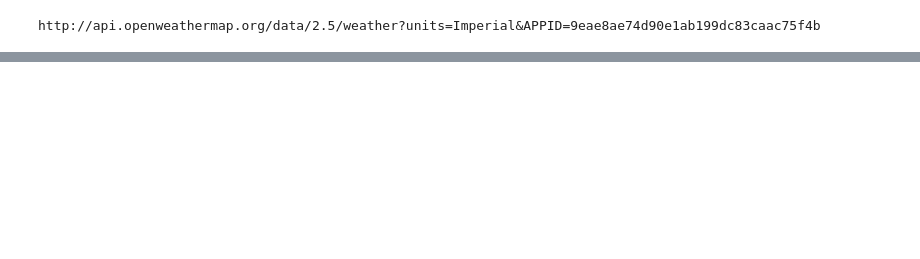
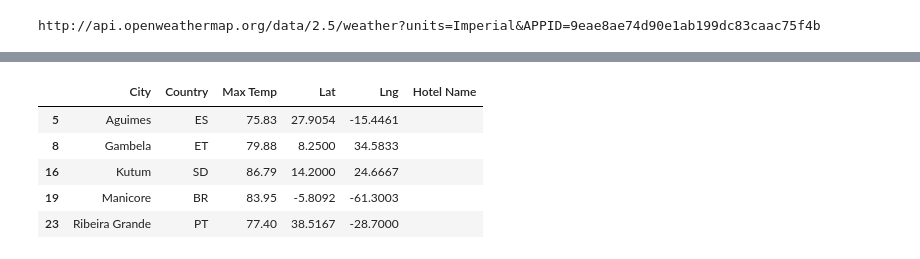
Before and after one commit to ZachOtto704/World_Weather_Analysis, a Jupyter notebook: WeatherPy.ipynb, the cells around one changed output, grey strips where cells are left out. Saved outputs shown, nothing was run; the diff lists cells and outputs as text; code cells hidden in the pictures; blank space fills up the shorter version.

```diff
--- a/WeatherPy.ipynb
+++ b/WeatherPy.ipynb
@@ -371,0 +408,11 @@ plot_linear_regression(x_values, y_values, 'Linear Regression on the Southern He
+# %%
+hotel_df = preferred_cities_df[["City","Country","Max Temp","Lat","Lng"]].copy()
+hotel_df["Hotel Name"] = ""
+hotel_df.head()
+# %% [output]
+|  | City | Country | Max Temp | Lat | Lng | Hotel Name |
+| 5 | Aguimes | ES | 75.83 | 27.9054 | -15.4461 |  |
+| 8 | Gambela | ET | 79.88 | 8.2500 | 34.5833 |  |
+| 16 | Kutum | SD | 86.79 | 14.2000 | 24.6667 |  |
+| 19 | Manicore | BR | 83.95 | -5.8092 | -61.3003 |  |
+| 23 | Ribeira Grande | PT | 77.40 | 38.5167 | -28.7000 |  |
```
Also changed, not shown: parts of 22 cells of this notebook, 7 other files.
